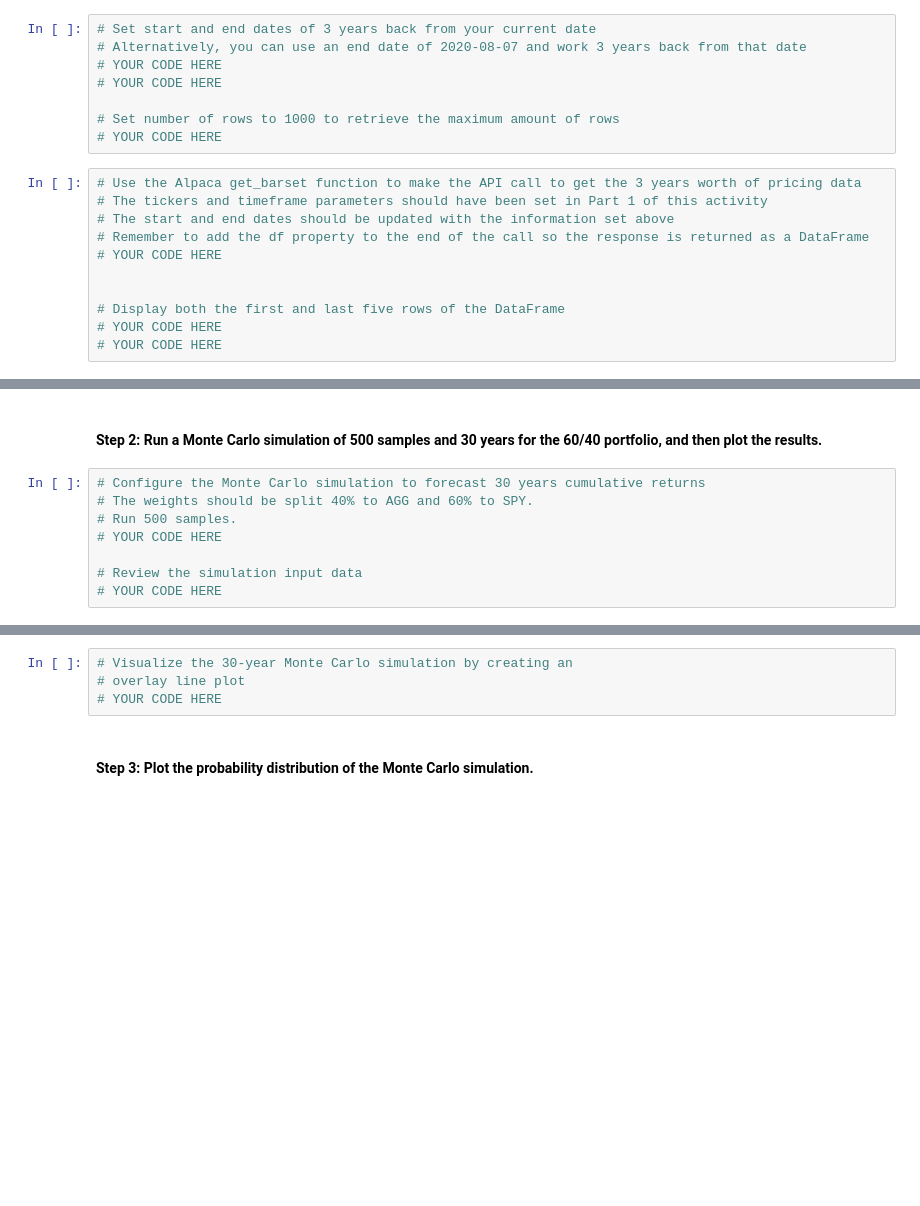
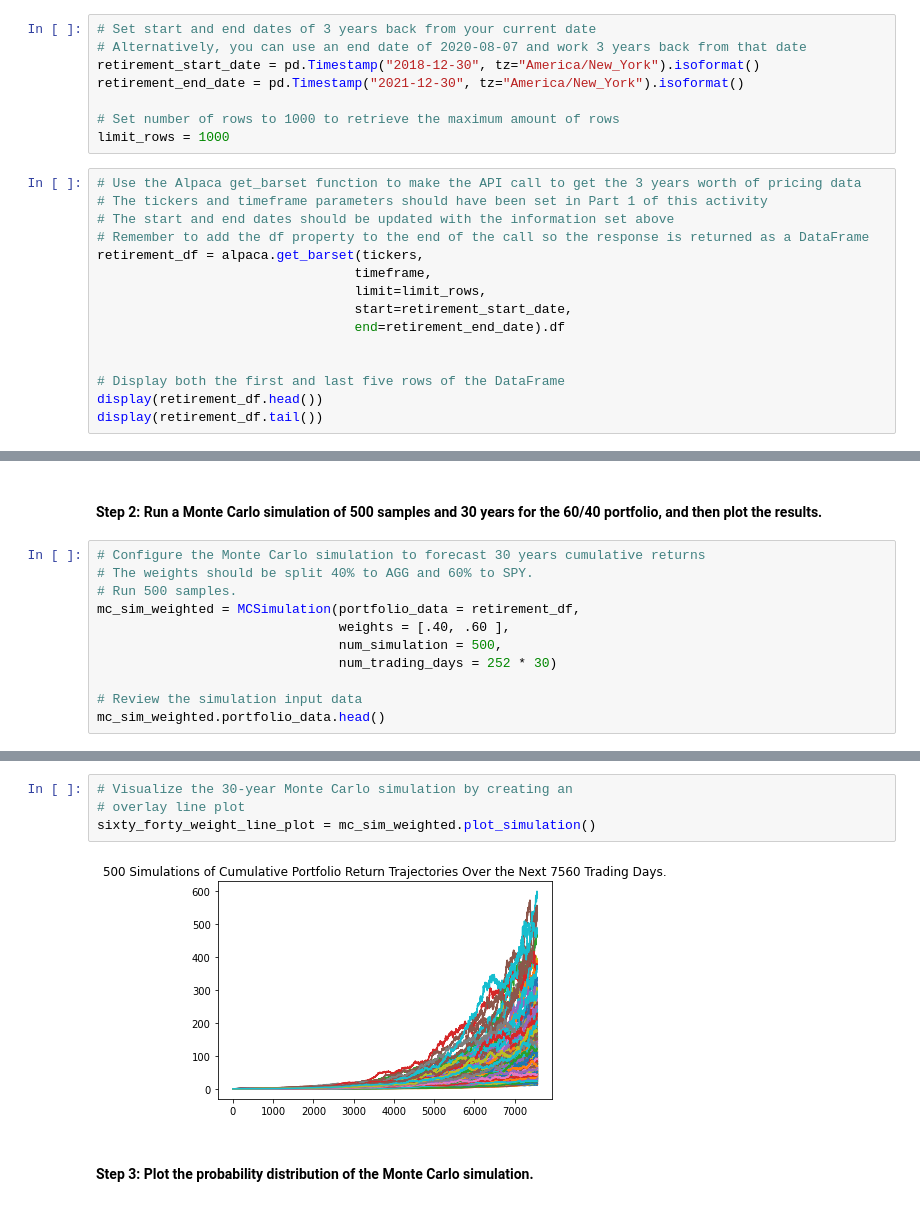
Before and after one commit to sububer/financial_planner, a Jupyter notebook: financial_planning_tools.ipynb, the cells around one changed output, grey strips where cells are left out. Drawn from its saved outputs; the diff is of its cells as text; blank space fills up the shorter version.

Commit message:
monte carlo simulation, summary, notebook sample images

```diff
--- a/financial_planning_tools.ipynb
+++ b/financial_planning_tools.ipynb
@@ -410,19 +410,23 @@ In this section, you’ll use the MCForecastTools library to create a Monte Carl
 # %%
 # Set start and end dates of 3 years back from your current date
 # Alternatively, you can use an end date of 2020-08-07 and work 3 years back from that date
-# YOUR CODE HERE
-# YOUR CODE HERE
+retirement_start_date = pd.Timestamp("2018-12-30", tz="America/New_York").isoformat()
+retirement_end_date = pd.Timestamp("2021-12-30", tz="America/New_York").isoformat()
 
 # Set number of rows to 1000 to retrieve the maximum amount of rows
-# YOUR CODE HERE
+limit_rows = 1000
 # %%
 # Use the Alpaca get_barset function to make the API call to get the 3 years worth of pricing data
 # The tickers and timeframe parameters should have been set in Part 1 of this activity
 # The start and end dates should be updated with the information set above
 # Remember to add the df property to the end of the call so the response is returned as a DataFrame
-# YOUR CODE HERE
+retirement_df = alpaca.get_barset(tickers,
+                                 timeframe,
+                                 limit=limit_rows,
+                                 start=retirement_start_date,
+                                 end=retirement_end_date).df
 
 
 # Display both the first and last five rows of the DataFrame
-# YOUR CODE HERE
-# YOUR CODE HERE
+display(retirement_df.head())
+display(retirement_df.tail())
@@ -432,7 +453,10 @@ In this section, you’ll use the MCForecastTools library to create a Monte Carl
 # Configure the Monte Carlo simulation to forecast 30 years cumulative returns
 # The weights should be split 40% to AGG and 60% to SPY.
 # Run 500 samples.
-# YOUR CODE HERE
+mc_sim_weighted = MCSimulation(portfolio_data = retirement_df,
+                               weights = [.40, .60 ],
+                               num_simulation = 500,
+                               num_trading_days = 252 * 30)
 
 # Review the simulation input data
-# YOUR CODE HERE
+mc_sim_weighted.portfolio_data.head()
@@ -442,7 +517,9 @@ In this section, you’ll use the MCForecastTools library to create a Monte Carl
 # %%
 # Visualize the 30-year Monte Carlo simulation by creating an
 # overlay line plot
-# YOUR CODE HERE
+sixty_forty_weight_line_plot = mc_sim_weighted.plot_simulation()
+# %% [output]
+[figure, added]
 # %% [markdown]
 #### Step 3: Plot the probability distribution of the Monte Carlo simulation.
 # %%
```
Also changed, not shown: parts of 6 cells of this notebook, 2 other files.
